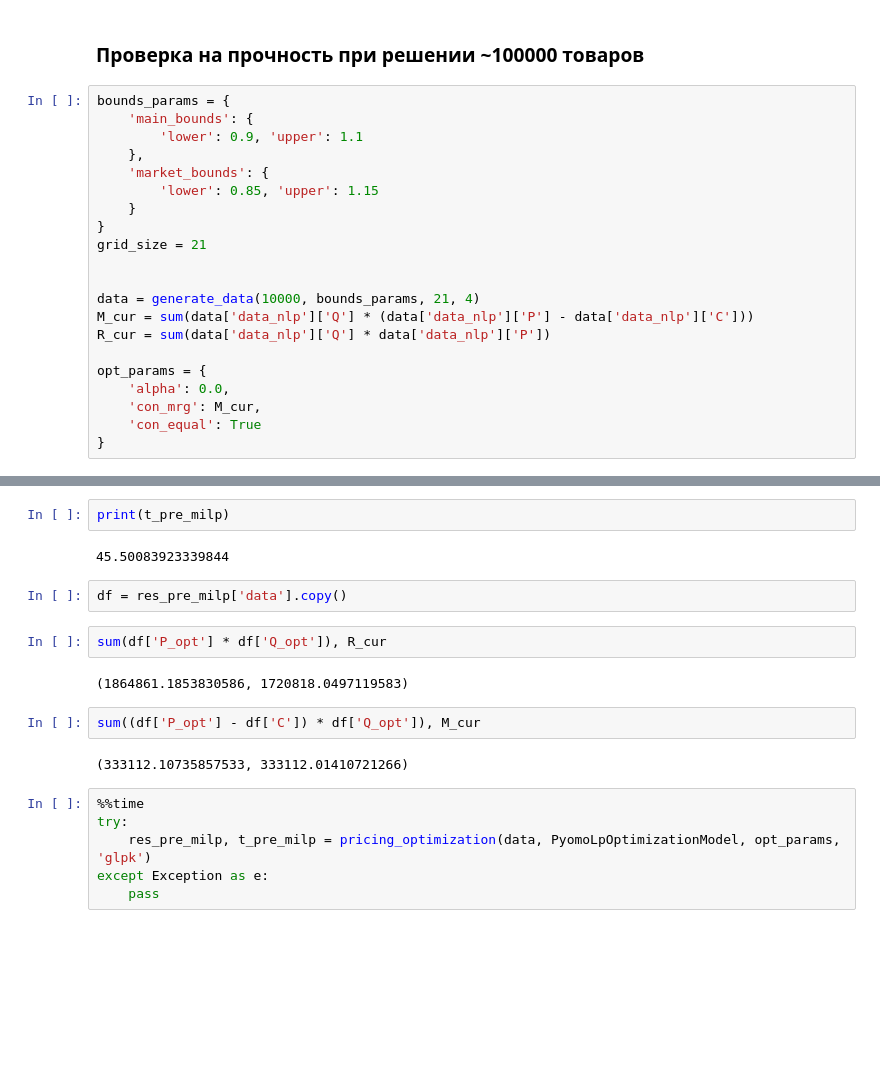
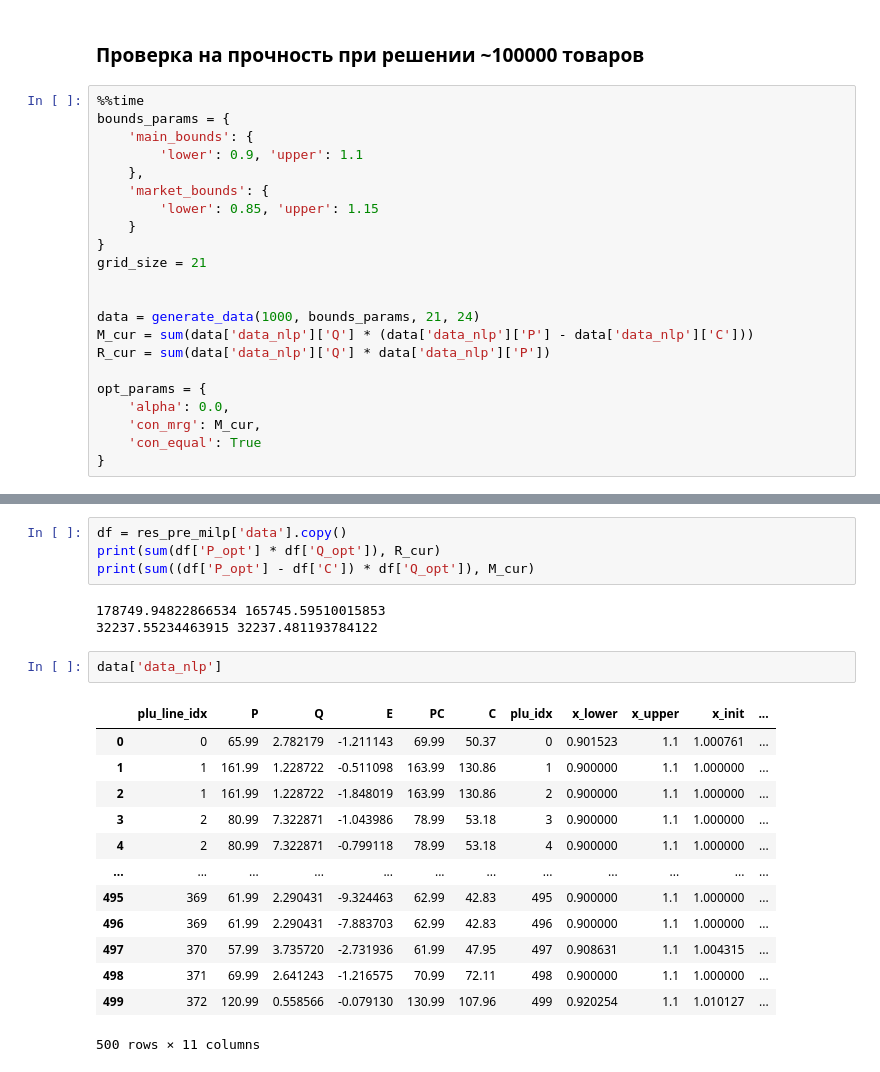
Before and after one commit to mbudylin/OptimizersArticle, a Jupyter notebook: optimizers_test.ipynb, the cells around one changed output, grey strips where cells are left out. Saved outputs shown, nothing was run; the diff lists cells and outputs as text; blank space fills up the shorter version.

```diff
--- a/optimizers_test.ipynb
+++ b/optimizers_test.ipynb
@@ -170,6 +193,7 @@ plt.show()
 # %% [markdown]
 ### Проверка на прочность  при решении ~100000 товаров
 # %%
+%%time
 bounds_params = {
     'main_bounds': {
         'lower': 0.9, 'upper': 1.1
@@ -181,7 +205,7 @@ bounds_params = {
 grid_size = 21
 
 
-data = generate_data(10000, bounds_params, 21, 4)
+data = generate_data(1000, bounds_params, 21, 24)
 M_cur = sum(data['data_nlp']['Q'] * (data['data_nlp']['P'] - data['data_nlp']['C']))
 R_cur = sum(data['data_nlp']['Q'] * data['data_nlp']['P'])
 
@@ -201,20 +262,23 @@ res_pre_milp, t_pre_milp = pricing_optimization(data, CvxpyLpOptimizationModel,
-# %%
-print(t_pre_milp)
-# %% [output]
-45.50083923339844
-# %%
-df = res_pre_milp['data'].copy()
-# %%
-sum(df['P_opt'] * df['Q_opt']), R_cur
-# %% [output]
-(1864861.1853830586, 1720818.0497119583)
 # %%
-sum((df['P_opt'] - df['C']) * df['Q_opt']), M_cur
+df = res_pre_milp['data'].copy()
+print(sum(df['P_opt'] * df['Q_opt']), R_cur)
+print(sum((df['P_opt'] - df['C']) * df['Q_opt']), M_cur)
 # %% [output]
-(333112.10735857533, 333112.01410721266)
+178749.94822866534 165745.59510015853
+32237.55234463915 32237.481193784122
-# %%
-%%time
-try:
-    res_pre_milp, t_pre_milp = pricing_optimization(data, PyomoLpOptimizationModel, opt_params, 'glpk')
-except Exception as e:
-    pass
+# %%
+data['data_nlp']
+# %% [output]
+|  | plu_line_idx | P | Q | E | PC | C | plu_idx | x_lower | x_upper | x_init | ... |
+| 0 | 0 | 65.99 | 2.782179 | -1.211143 | 69.99 | 50.37 | 0 | 0.901523 | 1.1 | 1.000761 | ... |
+| 1 | 1 | 161.99 | 1.228722 | -0.511098 | 163.99 | 130.86 | 1 | 0.900000 | 1.1 | 1.000000 | ... |
+| 2 | 1 | 161.99 | 1.228722 | -1.848019 | 163.99 | 130.86 | 2 | 0.900000 | 1.1 | 1.000000 | ... |
+| 3 | 2 | 80.99 | 7.322871 | -1.043986 | 78.99 | 53.18 | 3 | 0.900000 | 1.1 | 1.000000 | ... |
+| 4 | 2 | 80.99 | 7.322871 | -0.799118 | 78.99 | 53.18 | 4 | 0.900000 | 1.1 | 1.000000 | ... |
+| ... | ... | ... | ... | ... | ... | ... | ... | ... | ... | ... | ... |
+| 495 | 369 | 61.99 | 2.290431 | -9.324463 | 62.99 | 42.83 | 495 | 0.900000 | 1.1 | 1.000000 | ... |
+| 496 | 369 | 61.99 | 2.290431 | -7.883703 | 62.99 | 42.83 | 496 | 0.900000 | 1.1 | 1.000000 | ... |
+| 497 | 370 | 57.99 | 3.735720 | -2.731936 | 61.99 | 47.95 | 497 | 0.908631 | 1.1 | 1.004315 | ... |
+| 498 | 371 | 69.99 | 2.641243 | -1.216575 | 70.99 | 72.11 | 498 | 0.900000 | 1.1 | 1.000000 | ... |
+| 499 | 372 | 120.99 | 0.558566 | -0.079130 | 130.99 | 107.96 | 499 | 0.920254 | 1.1 | 1.010127 | ... |
+500 rows × 11 columns
```
Also changed, not shown: parts of 17 cells of this notebook, 5 other files.
